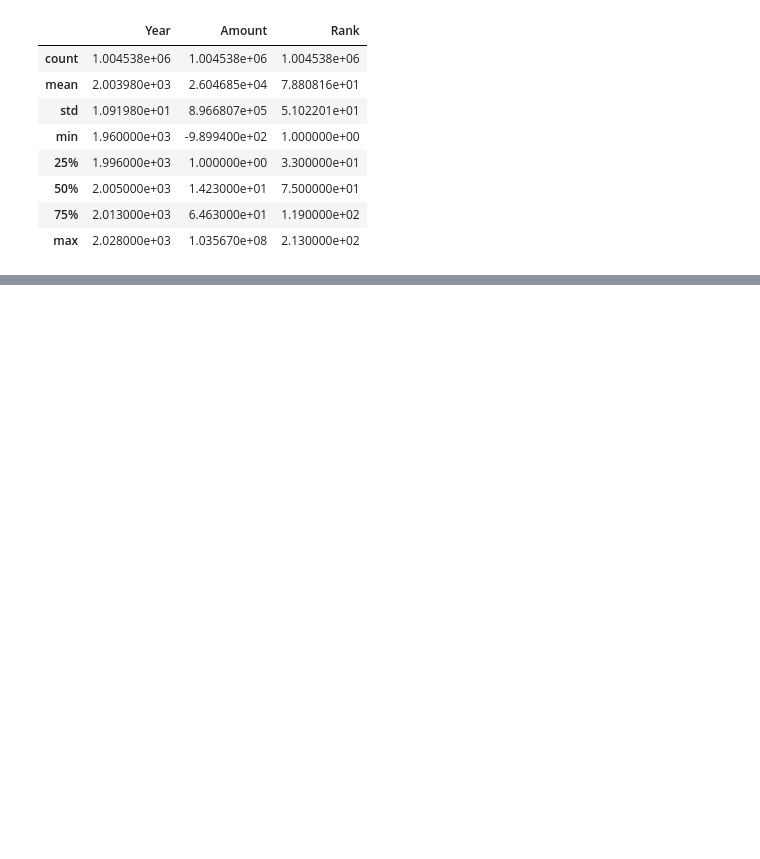
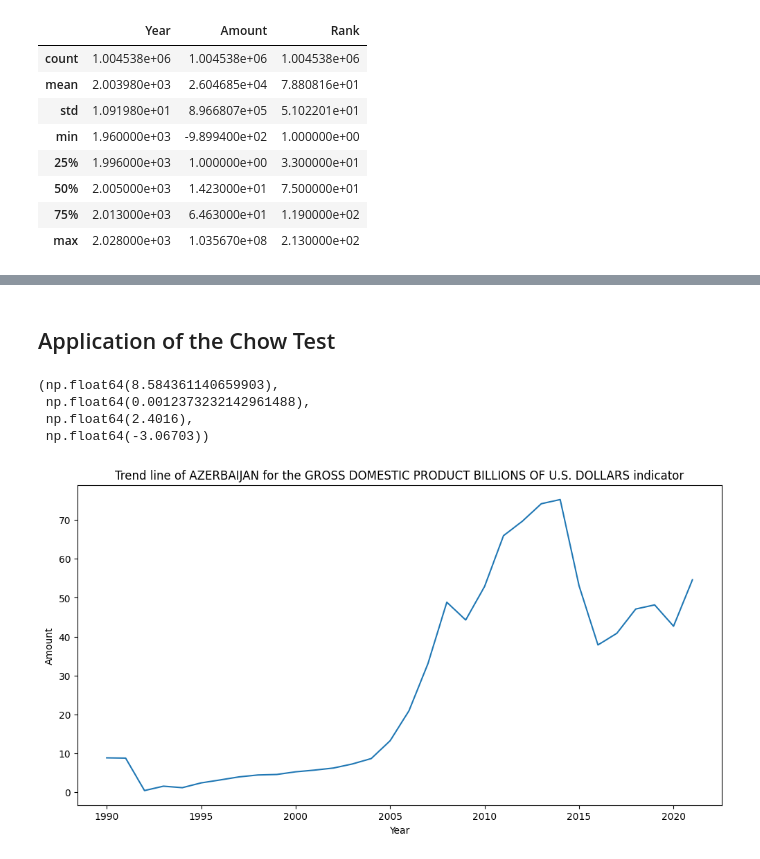
Before and after one commit to akshiin/Global-Data-Trend-Analysis, a Jupyter notebook: data_analysis.ipynb, the cells around one changed output, grey strips where cells are left out. Saved outputs shown, nothing was run; the diff lists cells and outputs as text; code cells hidden in the pictures; blank space fills up the shorter version.

Commit message:
feat: Chow test calculated on the original data

```diff
--- a/data_analysis.ipynb
+++ b/data_analysis.ipynb
@@ -44,0 +68,2 @@ df.describe()
+# %% [markdown]
+## Application of the Chow Test
@@ -44,0 +125,29 @@ df.describe()
+# %%
+country = 'Azerbaijan'
+indicator = 'Gross Domestic Product billions of U.S. dollars'
+
+test_data = df.loc[
+    (df['Country'] == 'Azerbaijan') &
+    (df['Indicator'] == 'Gross Domestic Product billions of U.S. dollars')
+].reset_index(drop=True)
+
+chow_test(data=test_data, break_point=10)
+# %% [output]
+(np.float64(8.584361140659903),
+ np.float64(0.0012373232142961488),
+ np.float64(2.4016),
+ np.float64(-3.06703))
+# %%
+plt.figure(figsize=(12, 6))
+
+sns.lineplot(
+    data=test_data,
+    x="Year",
+    y="Amount"
+)
+
+plt.title(f"Trend line of {country.upper()} for the {indicator.upper()} indicator")
+
+plt.show()
+# %% [output]
+[figure, added]
```
Also changed, not shown: parts of 14 cells of this notebook, 1 other file.
